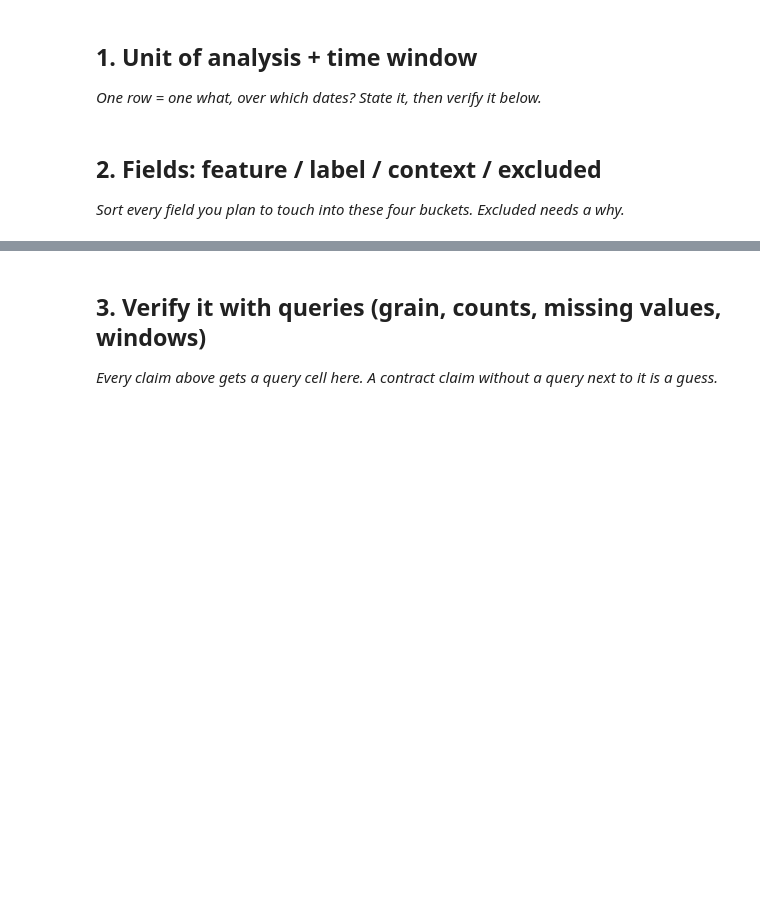
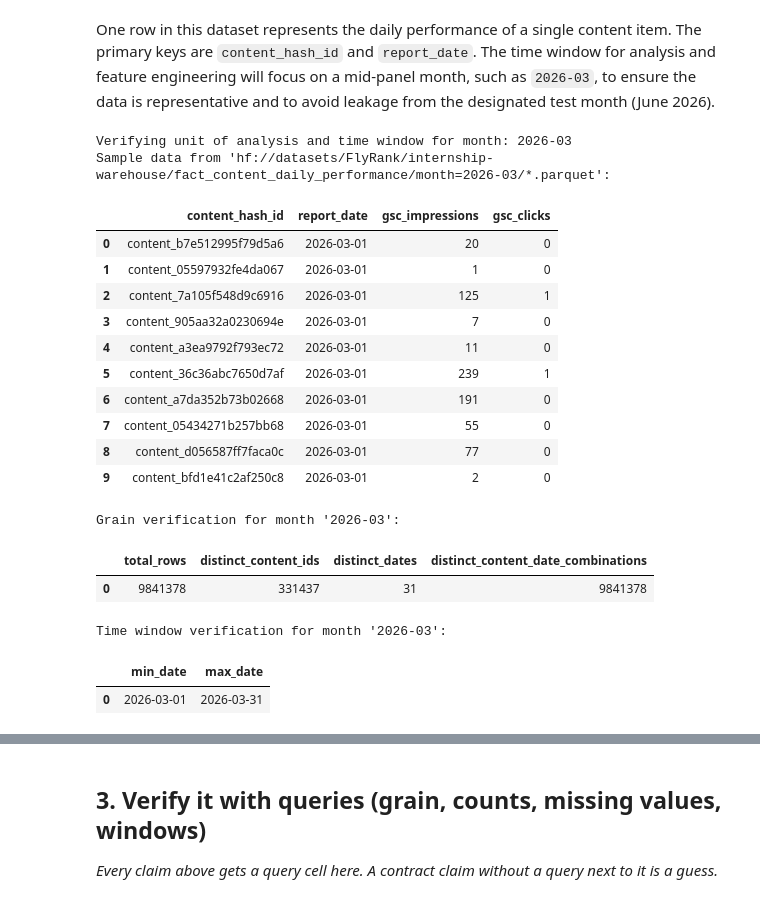
Before and after one commit to dildar-ai/ML-pipeline-Flyrank-Assignment-1-, a Jupyter notebook: work/notebooks/w03_data_contract.ipynb, the cells around one changed output, grey strips where cells are left out. Cells and saved outputs as stored; diff of their text form; code cells hidden in the pictures; blank space fills up the shorter version.

```diff
--- a/work/notebooks/w03_data_contract.ipynb
+++ b/work/notebooks/w03_data_contract.ipynb
@@ -6,7 +19,3 @@
 This skeleton is yours to fill. Work the sections **in order** — each one has a one-line hint. Simple words, honest numbers.
 
 > Working with an AI assistant? Tell it to read `skills/README.md` first and load the one skill this assignment names on its card.
-# %% [markdown]
-## 1. Unit of analysis + time window
-
-*One row = one what, over which dates? State it, then verify it below.*
@@ -16,4 +21,0 @@ This skeleton is yours to fill. Work the sections **in order** — each one has
-# %% [markdown]
-## 2. Fields: feature / label / context / excluded
-
-*Sort every field you plan to touch into these four buckets. Excluded needs a why.*
@@ -22,0 +22,70 @@ This skeleton is yours to fill. Work the sections **in order** — each one has
+# %% [markdown]
+One row in this dataset represents the daily performance of a single content item. The primary keys are `content_hash_id` and `report_date`. The time window for analysis and feature engineering will focus on a mid-panel month, such as `2026-03`, to ensure the data is representative and to avoid leakage from the designated test month (June 2026).
+# %%
+# Assuming 'rel' and 'con' are already defined from previous cells (cell `C-4gweZqFhg4`).
+# For verification, we'll focus on a mid-panel month, e.g., 2026-03.
+target_month = '2026-03'
+table_path = f"{rel}/fact_content_daily_performance/month={target_month}/*.parquet"
+
+print(f"Verifying unit of analysis and time window for month: {target_month}")
+
+# Query to get a sample of the data and show relevant columns
+df_sample = con.sql(f"""
+    SELECT
+        content_hash_id,    -- Corrected from content_id
+        report_date,        -- Corrected from date
+        gsc_impressions,    -- Corrected from impressions
+        gsc_clicks          -- Assuming gsc_clicks based on gsc_impressions
+    FROM
+        read_parquet('{table_path}')
+    LIMIT 10
+""").fetchdf()
+
+print(f"Sample data from '{table_path}':")
+display(df_sample)
+
+# Verify the grain: unique combinations of content_hash_id and report_date
+grain_check = con.sql(f"""
+    SELECT
+        COUNT(*) AS total_rows,
+        COUNT(DISTINCT content_hash_id) AS distinct_content_ids,
+        COUNT(DISTINCT report_date) AS distinct_dates,
+        COUNT(DISTINCT (content_hash_id, report_date)) AS distinct_content_date_combinations
+    FROM
+        read_parquet('{table_path}')
+""").fetchdf()
+
+print(f"\nGrain verification for month '{target_month}':")
+display(grain_check)
+
+# Verify the time window
+time_window_check = con.sql(f"""
+    SELECT
+        MIN(report_date) AS min_date,
+        MAX(report_date) AS max_date
+    FROM
+        read_parquet('{table_path}')
+""").fetchdf()
+
+print(f"\nTime window verification for month '{target_month}':")
+display(time_window_check)
+# %% [output]
+Verifying unit of analysis and time window for month: 2026-03
+Sample data from 'hf://datasets/FlyRank/internship-warehouse/fact_content_daily_performance/month=2026-03/*.parquet':
+|  | content_hash_id | report_date | gsc_impressions | gsc_clicks |
+| 0 | content_b7e512995f79d5a6 | 2026-03-01 | 20 | 0 |
+| 1 | content_05597932fe4da067 | 2026-03-01 | 1 | 0 |
+| 2 | content_7a105f548d9c6916 | 2026-03-01 | 125 | 1 |
+| 3 | content_905aa32a0230694e | 2026-03-01 | 7 | 0 |
+| 4 | content_a3ea9792f793ec72 | 2026-03-01 | 11 | 0 |
+| 5 | content_36c36abc7650d7af | 2026-03-01 | 239 | 1 |
+| 6 | content_a7da352b73b02668 | 2026-03-01 | 191 | 0 |
+| 7 | content_05434271b257bb68 | 2026-03-01 | 55 | 0 |
+| 8 | content_d056587ff7faca0c | 2026-03-01 | 77 | 0 |
+| 9 | content_bfd1e41c2af250c8 | 2026-03-01 | 2 | 0 |
+Grain verification for month '2026-03':
+|  | total_rows | distinct_content_ids | distinct_dates | distinct_content_date_combinations |
+| 0 | 9841378 | 331437 | 31 | 9841378 |
+Time window verification for month '2026-03':
+|  | min_date | max_date |
+| 0 | 2026-03-01 | 2026-03-31 |
```
Also changed, not shown: parts of 15 cells of this notebook.
